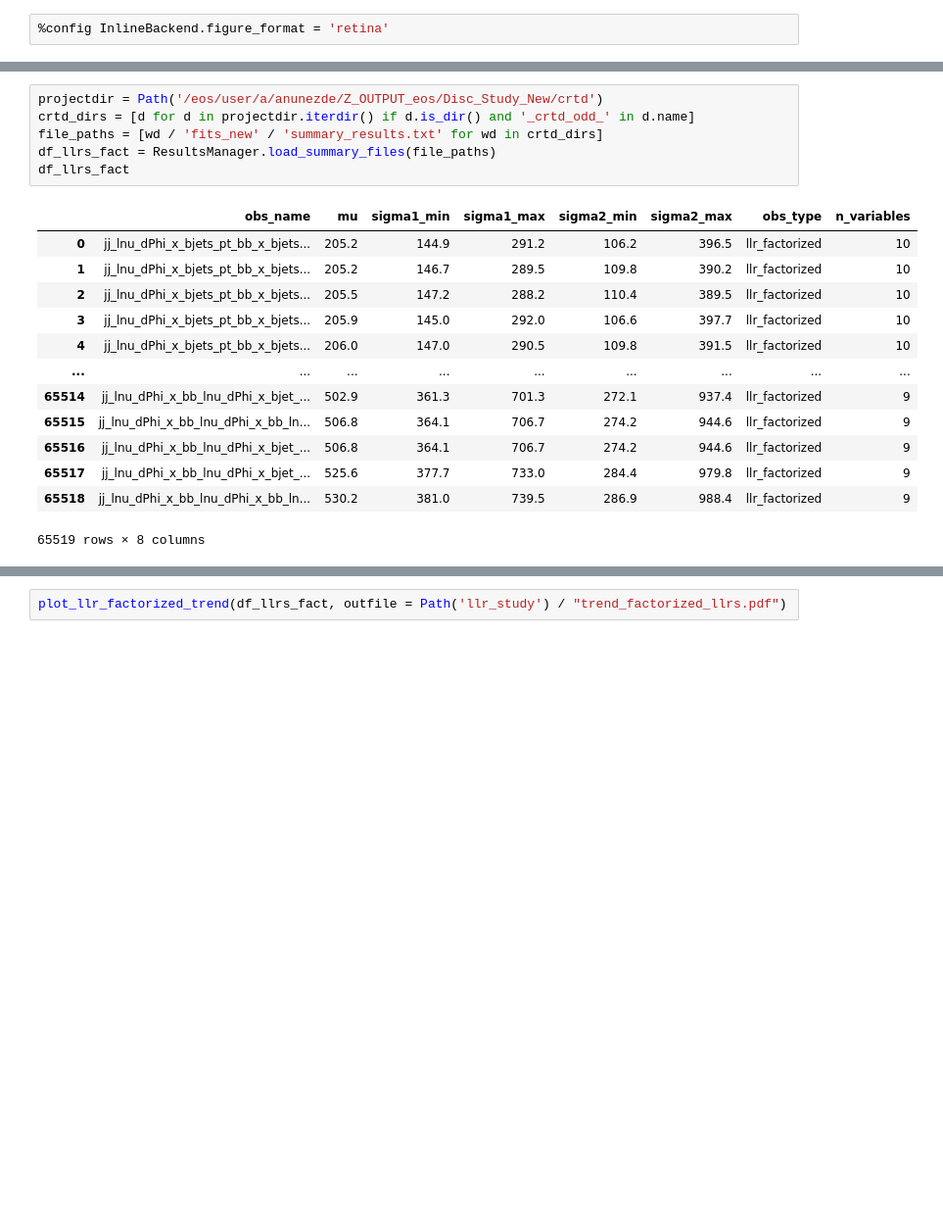
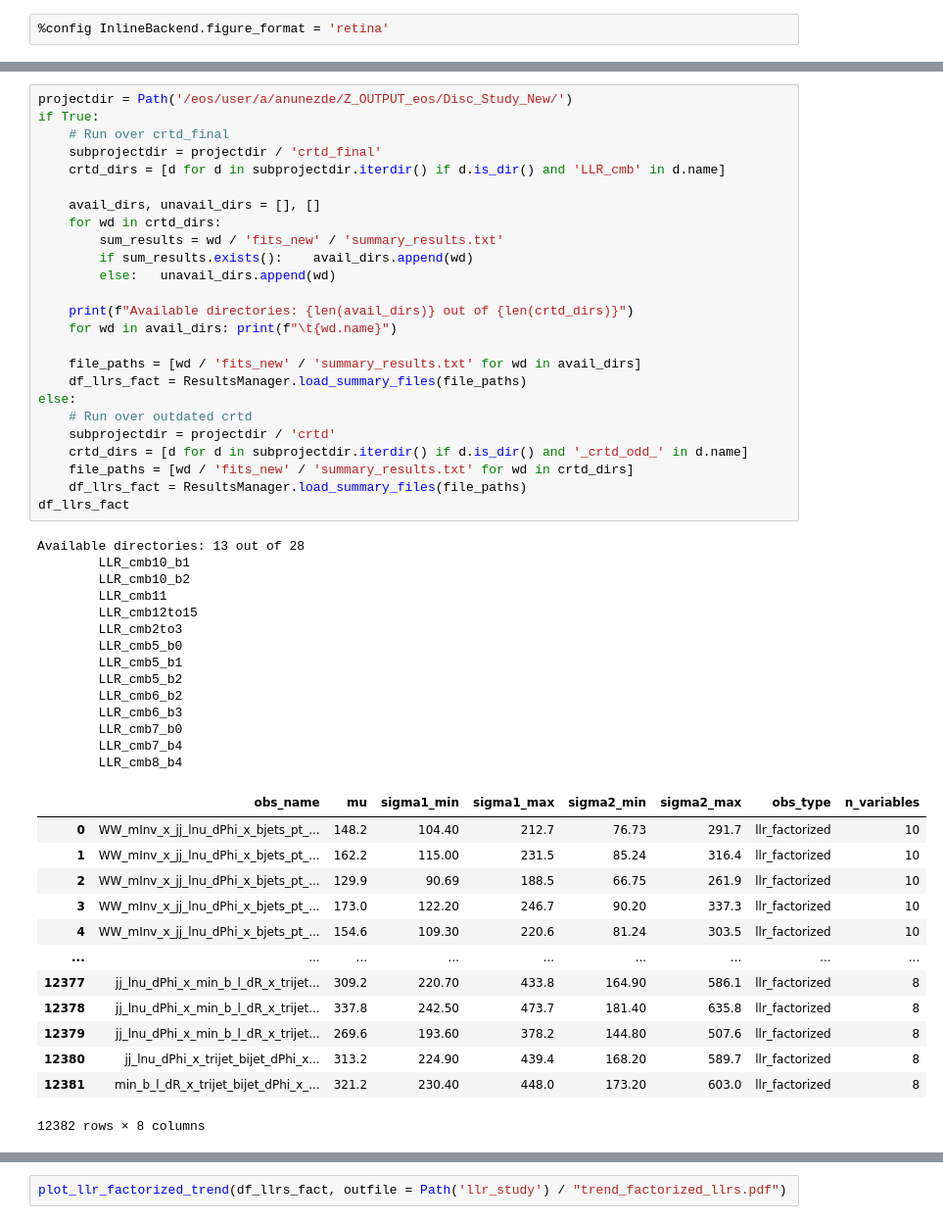
Before and after one commit to antonettprado/hh, a Jupyter notebook: llr_study/plot_llrs_UL.ipynb, the cells around one changed output, grey strips where cells are left out. Shown at 98% size. Saved outputs shown, nothing was run; the diff lists cells and outputs as text; blank space fills up the shorter version.

```diff
--- a/llr_study/plot_llrs_UL.ipynb
+++ b/llr_study/plot_llrs_UL.ipynb
@@ -576,21 +315,54 @@ def boxplot_UL_by_type(df: pd.DataFrame, outfile):
     plt.show()
-# %%
-projectdir = Path('/eos/user/a/anunezde/Z_OUTPUT_eos/Disc_Study_New/crtd')
-crtd_dirs = [d for d in projectdir.iterdir() if d.is_dir() and '_crtd_odd_' in d.name]
-file_paths = [wd / 'fits_new' / 'summary_results.txt' for wd in crtd_dirs]
-df_llrs_fact = ResultsManager.load_summary_files(file_paths)
-df_llrs_fact
-# %% [output]
-|  | obs_name | mu | sigma1_min | sigma1_max | sigma2_min | sigma2_max | obs_type | n_variables |
-| 0 | jj_lnu_dPhi_x_bjets_pt_bb_x_bjets... | 205.2 | 144.9 | 291.2 | 106.2 | 396.5 | llr_factorized | 10 |
-| 1 | jj_lnu_dPhi_x_bjets_pt_bb_x_bjets... | 205.2 | 146.7 | 289.5 | 109.8 | 390.2 | llr_factorized | 10 |
-| 2 | jj_lnu_dPhi_x_bjets_pt_bb_x_bjets... | 205.5 | 147.2 | 288.2 | 110.4 | 389.5 | llr_factorized | 10 |
-| 3 | jj_lnu_dPhi_x_bjets_pt_bb_x_bjets... | 205.9 | 145.0 | 292.0 | 106.6 | 397.7 | llr_factorized | 10 |
-| 4 | jj_lnu_dPhi_x_bjets_pt_bb_x_bjets... | 206.0 | 147.0 | 290.5 | 109.8 | 391.5 | llr_factorized | 10 |
-| ... | ... | ... | ... | ... | ... | ... | ... | ... |
-| 65514 | jj_lnu_dPhi_x_bb_lnu_dPhi_x_bjet_... | 502.9 | 361.3 | 701.3 | 272.1 | 937.4 | llr_factorized | 9 |
-| 65515 | jj_lnu_dPhi_x_bb_lnu_dPhi_x_bb_ln... | 506.8 | 364.1 | 706.7 | 274.2 | 944.6 | llr_factorized | 9 |
-| 65516 | jj_lnu_dPhi_x_bb_lnu_dPhi_x_bjet_... | 506.8 | 364.1 | 706.7 | 274.2 | 944.6 | llr_factorized | 9 |
-| 65517 | jj_lnu_dPhi_x_bb_lnu_dPhi_x_bjet_... | 525.6 | 377.7 | 733.0 | 284.4 | 979.8 | llr_factorized | 9 |
-| 65518 | jj_lnu_dPhi_x_bb_lnu_dPhi_x_bb_ln... | 530.2 | 381.0 | 739.5 | 286.9 | 988.4 | llr_factorized | 9 |
-65519 rows × 8 columns
+# %%
+projectdir = Path('/eos/user/a/anunezde/Z_OUTPUT_eos/Disc_Study_New/')
+if True:
+    # Run over crtd_final
+    subprojectdir = projectdir / 'crtd_final'
+    crtd_dirs = [d for d in subprojectdir.iterdir() if d.is_dir() and 'LLR_cmb' in d.name]
+
+    avail_dirs, unavail_dirs = [], []
+    for wd in crtd_dirs:
+        sum_results = wd / 'fits_new' / 'summary_results.txt'
+        if sum_results.exists():    avail_dirs.append(wd)
+        else:   unavail_dirs.append(wd)
+
+    print(f"Available directories: {len(avail_dirs)} out of {len(crtd_dirs)}")
+    for wd in avail_dirs: print(f"\t{wd.name}")
+
+    file_paths = [wd / 'fits_new' / 'summary_results.txt' for wd in avail_dirs]
+    df_llrs_fact = ResultsManager.load_summary_files(file_paths)
+else:
+    # Run over outdated crtd
+    subprojectdir = projectdir / 'crtd'
+    crtd_dirs = [d for d in subprojectdir.iterdir() if d.is_dir() and '_crtd_odd_' in d.name]
+    file_paths = [wd / 'fits_new' / 'summary_results.txt' for wd in crtd_dirs]
+    df_llrs_fact = ResultsManager.load_summary_files(file_paths)
+df_llrs_fact
+# %% [output]
+Available directories: 13 out of 28
+        LLR_cmb10_b1
+        LLR_cmb10_b2
+        LLR_cmb11
+        LLR_cmb12to15
+        LLR_cmb2to3
+        LLR_cmb5_b0
+        LLR_cmb5_b1
+        LLR_cmb5_b2
+        LLR_cmb6_b2
+        LLR_cmb6_b3
+        LLR_cmb7_b0
+        LLR_cmb7_b4
+        LLR_cmb8_b4
+|  | obs_name | mu | sigma1_min | sigma1_max | sigma2_min | sigma2_max | obs_type | n_variables |
+| 0 | WW_mInv_x_jj_lnu_dPhi_x_bjets_pt_... | 148.2 | 104.40 | 212.7 | 76.73 | 291.7 | llr_factorized | 10 |
+| 1 | WW_mInv_x_jj_lnu_dPhi_x_bjets_pt_... | 162.2 | 115.00 | 231.5 | 85.24 | 316.4 | llr_factorized | 10 |
+| 2 | WW_mInv_x_jj_lnu_dPhi_x_bjets_pt_... | 129.9 | 90.69 | 188.5 | 66.75 | 261.9 | llr_factorized | 10 |
+| 3 | WW_mInv_x_jj_lnu_dPhi_x_bjets_pt_... | 173.0 | 122.20 | 246.7 | 90.20 | 337.3 | llr_factorized | 10 |
+| 4 | WW_mInv_x_jj_lnu_dPhi_x_bjets_pt_... | 154.6 | 109.30 | 220.6 | 81.24 | 303.5 | llr_factorized | 10 |
+| ... | ... | ... | ... | ... | ... | ... | ... | ... |
+| 12377 | jj_lnu_dPhi_x_min_b_l_dR_x_trijet... | 309.2 | 220.70 | 433.8 | 164.90 | 586.1 | llr_factorized | 8 |
+| 12378 | jj_lnu_dPhi_x_min_b_l_dR_x_trijet... | 337.8 | 242.50 | 473.7 | 181.40 | 635.8 | llr_factorized | 8 |
+| 12379 | jj_lnu_dPhi_x_min_b_l_dR_x_trijet... | 269.6 | 193.60 | 378.2 | 144.80 | 507.6 | llr_factorized | 8 |
+| 12380 | jj_lnu_dPhi_x_trijet_bijet_dPhi_x... | 313.2 | 224.90 | 439.4 | 168.20 | 589.7 | llr_factorized | 8 |
+| 12381 | min_b_l_dR_x_trijet_bijet_dPhi_x_... | 321.2 | 230.40 | 448.0 | 173.20 | 603.0 | llr_factorized | 8 |
+12382 rows × 8 columns
```
Also changed, not shown: parts of 10 cells of this notebook, 36 other files.
